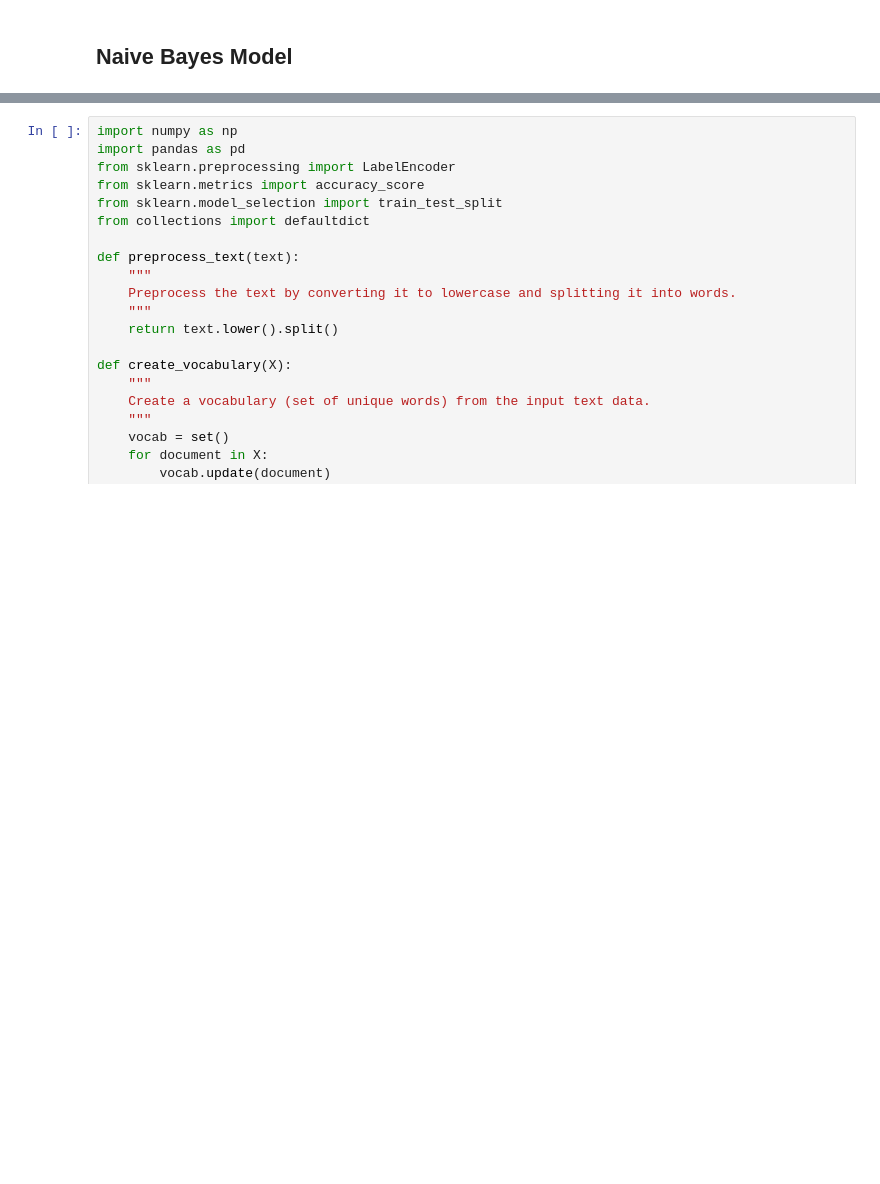
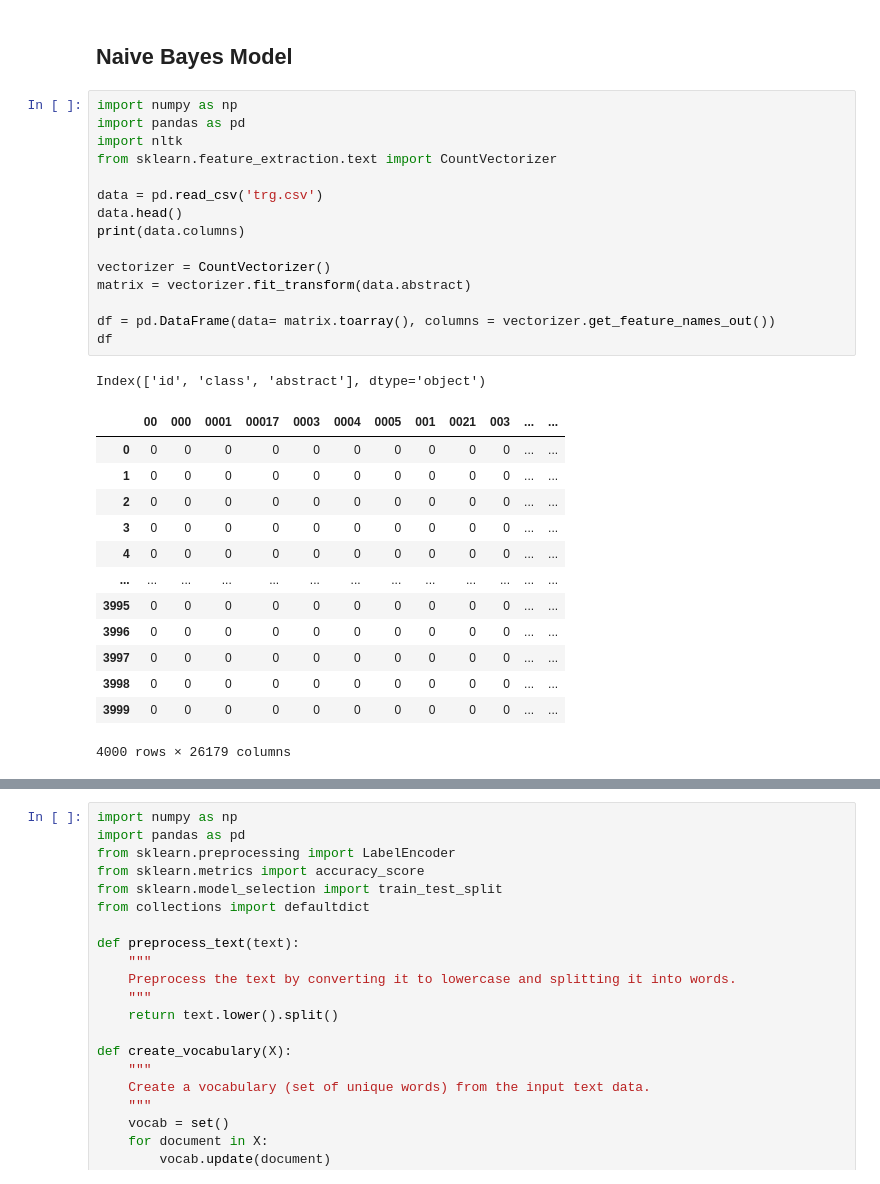
Before and after one commit to garethltm/361a2, a Jupyter notebook: a2.ipynb, the cells around one changed output, grey strips where cells are left out. Drawn from its saved outputs; the diff is of its cells as text; blank space fills up the shorter version.

```diff
--- a/a2.ipynb
+++ b/a2.ipynb
@@ -31,3 +31,33 @@ df.head()
 | 4 | 5 | B | the amino acid sequence of the sp... |
 # %% [markdown]
 ## Naive Bayes Model
+# %%
+import numpy as np
+import pandas as pd
+import nltk
+from sklearn.feature_extraction.text import CountVectorizer
+
+data = pd.read_csv('trg.csv')
+data.head()
+print(data.columns)
+
+vectorizer = CountVectorizer()
+matrix = vectorizer.fit_transform(data.abstract)
+
+df = pd.DataFrame(data= matrix.toarray(), columns = vectorizer.get_feature_names_out())
+df
+# %% [output]
+Index(['id', 'class', 'abstract'], dtype='object')
+|  | 00 | 000 | 0001 | 00017 | 0003 | 0004 | 0005 | 001 | 0021 | 003 | ... | ... |
+| 0 | 0 | 0 | 0 | 0 | 0 | 0 | 0 | 0 | 0 | 0 | ... | ... |
+| 1 | 0 | 0 | 0 | 0 | 0 | 0 | 0 | 0 | 0 | 0 | ... | ... |
+| 2 | 0 | 0 | 0 | 0 | 0 | 0 | 0 | 0 | 0 | 0 | ... | ... |
+| 3 | 0 | 0 | 0 | 0 | 0 | 0 | 0 | 0 | 0 | 0 | ... | ... |
+| 4 | 0 | 0 | 0 | 0 | 0 | 0 | 0 | 0 | 0 | 0 | ... | ... |
+| ... | ... | ... | ... | ... | ... | ... | ... | ... | ... | ... | ... | ... |
+| 3995 | 0 | 0 | 0 | 0 | 0 | 0 | 0 | 0 | 0 | 0 | ... | ... |
+| 3996 | 0 | 0 | 0 | 0 | 0 | 0 | 0 | 0 | 0 | 0 | ... | ... |
+| 3997 | 0 | 0 | 0 | 0 | 0 | 0 | 0 | 0 | 0 | 0 | ... | ... |
+| 3998 | 0 | 0 | 0 | 0 | 0 | 0 | 0 | 0 | 0 | 0 | ... | ... |
+| 3999 | 0 | 0 | 0 | 0 | 0 | 0 | 0 | 0 | 0 | 0 | ... | ... |
+4000 rows × 26179 columns
```
Also changed, not shown: parts of 2 cells of this notebook.
